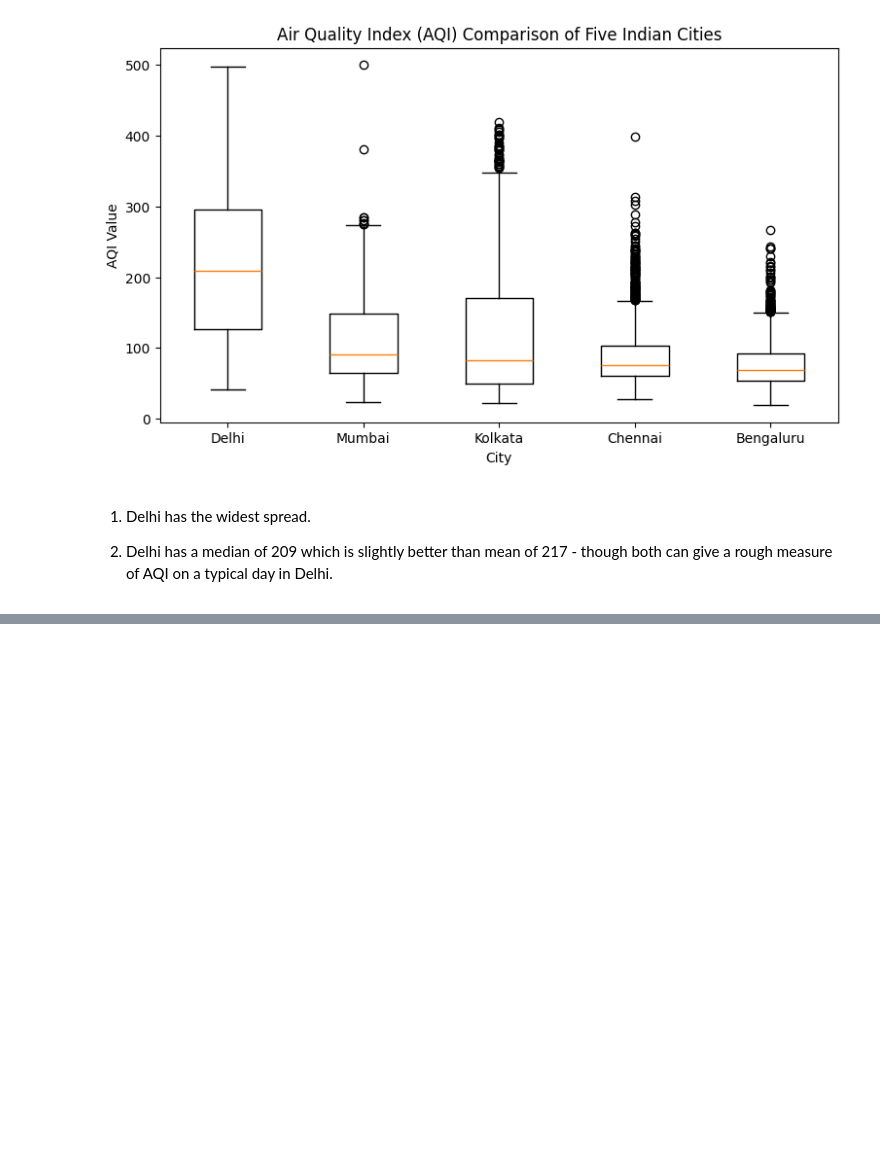
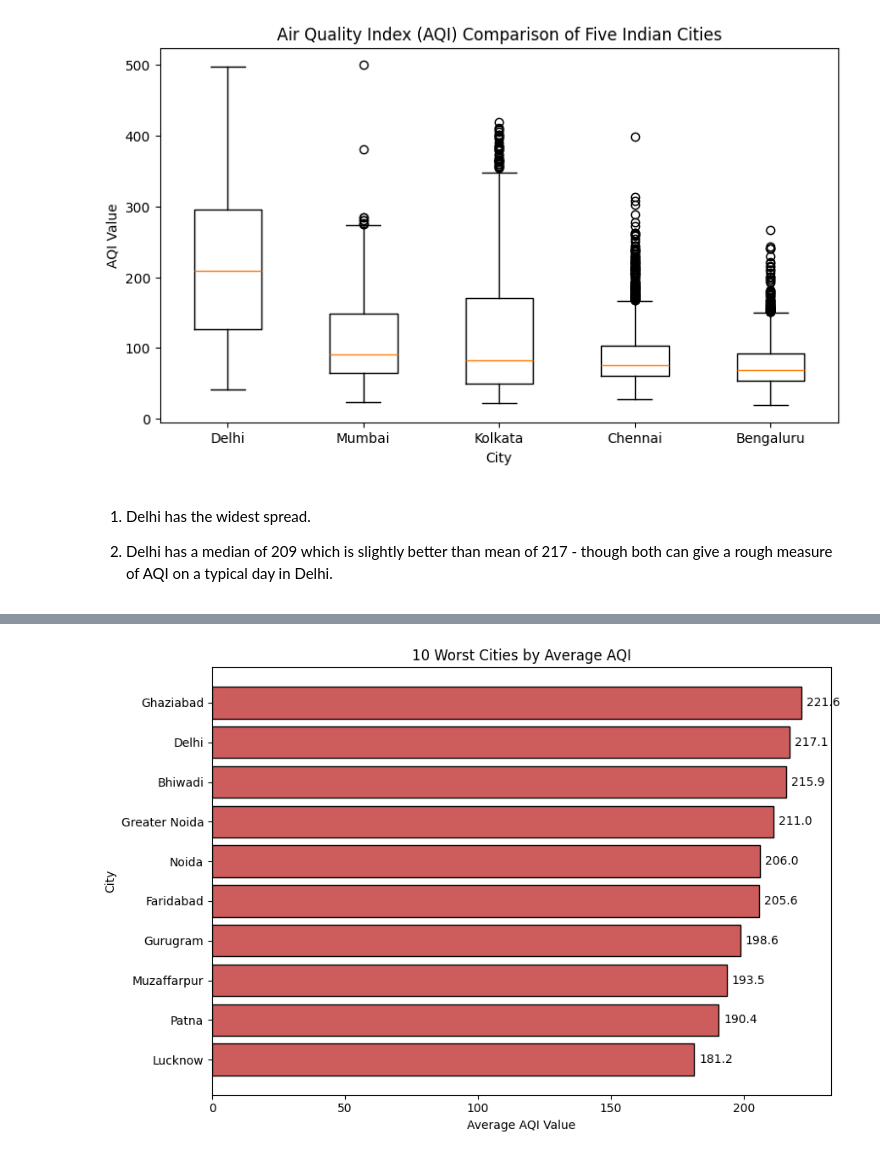
Before and after one commit to shubhid3/Rebounce-Applied-AI-and-Analytics-Codes, a Jupyter notebook: MP4_AirQuality.ipynb, the cells around one changed output, grey strips where cells are left out. Saved outputs shown, nothing was run; the diff lists cells and outputs as text; code cells hidden in the pictures; blank space fills up the shorter version.

Commit message:
Rank cities by average AQI and by share of poor days

```diff
--- a/MP4_AirQuality.ipynb
+++ b/MP4_AirQuality.ipynb
@@ -122,18 +122,18 @@ Name: Air Quality, Length: 299974, dtype: object
 # %%
-df["Index Value"] = pd.to_numeric(df["Index Value"], errors="coerce")
+df_new["Index Value"] = pd.to_numeric(df_new["Index Value"], errors="coerce")
 print("Air quality statistics for all of India")
-print("Median", df["Index Value"].median())
-print(df["Index Value"].describe())
+print("Median", df_new["Index Value"].median())
+print(df_new["Index Value"].describe())
 print("=====")
-Q1_India = df["Index Value"].quantile(0.25)
-Q3_India = df["Index Value"].quantile(0.75)
+Q1_India = df_new["Index Value"].quantile(0.25)
+Q3_India = df_new["Index Value"].quantile(0.75)
 IQR_India = Q3_India-Q1_India
 print("Q1:", Q1_India, "Q3:", Q3_India, "IQR India:", IQR_India)
 print("=====")
-India_skew = round(df["Index Value"].skew(),2)
+India_skew = round(df_new["Index Value"].skew(),2)
 print("India skew:", India_skew)
 print("=====")
-delhi = df[df["City"] == "Delhi"]
+delhi = df_new[df_new["City"] == "Delhi"]
 print("Air quality statistics for Delhi")
 print("Median", np.median(delhi["Index Value"]))
 print(delhi["Index Value"].describe())
@@ -205,3 +205,18 @@ plt.show()
 1. Delhi has the widest spread.
 
 2. Delhi has a median of 209 which is slightly better than mean of 217 - though both can give a rough measure of AQI on a typical day in Delhi.
+# %%
+counts = df_new["City"].value_counts()
+print(counts)
+print("======")
+big = counts[counts >=2000].index
+print("Cities with 2,000+ days:", len(big))
+print(list(big))
+print("======")
+big_df = df_new[df_new["City"].isin(big)]
+avg_aqi = big_df.groupby("City")["Index Value"].mean().round(1)
+print("10 worst cities by AQI")
+print(avg_aqi.nlargest(10))
+print("======")
+print("5 best cities by AQI")
+print(avg_aqi.nsmallest(5))
@@ -207,0 +241,17 @@ plt.show()
+# %%
+worst10 = avg_aqi.nlargest(10).sort_values()
+
+plt.figure(figsize=(9, 6))
+plt.barh(worst10.index, worst10.values, color="indianred", edgecolor="black")
+
+plt.title("10 Worst Cities by Average AQI")
+plt.xlabel("Average AQI Value")
+plt.ylabel("City")
+
+for i, v in enumerate(worst10.values):
+    plt.text(v + 2, i, f"{v:.1f}", va="center")
+
+plt.tight_layout()
+plt.show()
+# %% [output]
+[figure, added]
```
Also changed, not shown: parts of 6 cells of this notebook.
